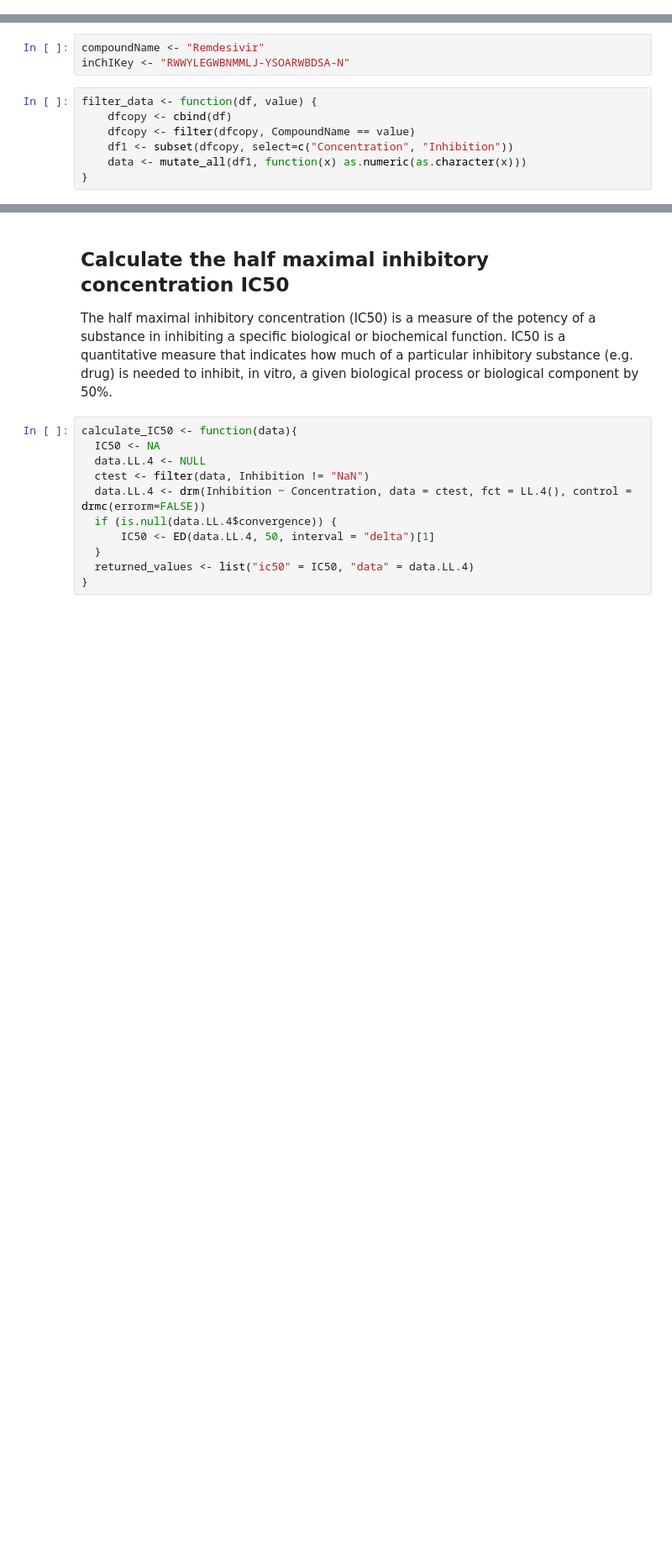
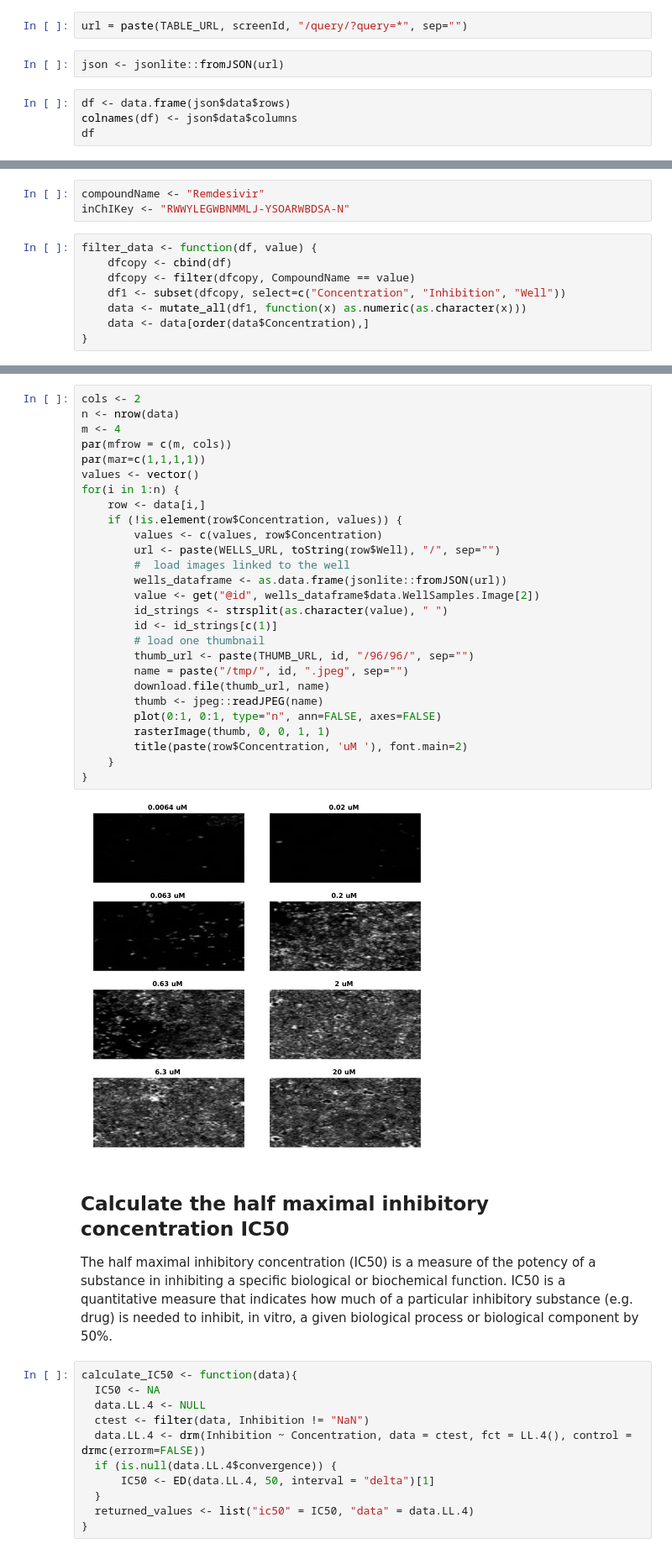
Before and after one commit to IDR/idr0094-ellinger-sarscov2, a Jupyter notebook: notebooks/idr0094-ic50.ipynb, the cells around one changed output, grey strips where cells are left out. Shown at 84% size. Drawn from its saved outputs; the diff is of its cells as text; blank space fills up the shorter version.

Commit message:
load data using web API

```diff
--- a/notebooks/idr0094-ic50.ipynb
+++ b/notebooks/idr0094-ic50.ipynb
@@ -62,0 +31,8 @@ disconnect(server)
+# %%
+url = paste(TABLE_URL, screenId, "/query/?query=*", sep="")
+# %%
+json <- jsonlite::fromJSON(url)
+# %%
+df <- data.frame(json$data$rows)
+colnames(df) <- json$data$columns
+df
@@ -79,8 +75,9 @@ inChIKey <- "RWWYLEGWBNMMLJ-YSOARWBDSA-N"
 filter_data <- function(df, value) {
     dfcopy <- cbind(df)
     dfcopy <- filter(dfcopy, CompoundName == value)
-    df1 <- subset(dfcopy, select=c("Concentration", "Inhibition"))
+    df1 <- subset(dfcopy, select=c("Concentration", "Inhibition", "Well"))
     data <- mutate_all(df1, function(x) as.numeric(as.character(x)))
+    data <- data[order(data$Concentration),]
 }
 # %%
 data <- filter_data(df, compoundName)
@@ -90,3 +112,32 @@ nrow(data)
+# %%
+cols <- 2
+n <- nrow(data)
+m <- 4
+par(mfrow = c(m, cols))
+par(mar=c(1,1,1,1))
+values <- vector()
+for(i in 1:n) {
+    row <- data[i,]
+    if (!is.element(row$Concentration, values)) {
+        values <- c(values, row$Concentration)
+        url <- paste(WELLS_URL, toString(row$Well), "/", sep="")
+        #  load images linked to the well
+        wells_dataframe <- as.data.frame(jsonlite::fromJSON(url))
+        value <- get("@id", wells_dataframe$data.WellSamples.Image[2])
+        id_strings <- strsplit(as.character(value), " ")
+        id <- id_strings[c(1)]
+        # load one thumbnail
+        thumb_url <- paste(THUMB_URL, id, "/96/96/", sep="")
+        name = paste("/tmp/", id, ".jpeg", sep="")
+        download.file(thumb_url, name)
+        thumb <- jpeg::readJPEG(name)
+        plot(0:1, 0:1, type="n", ann=FALSE, axes=FALSE)
+        rasterImage(thumb, 0, 0, 1, 1)
+        title(paste(row$Concentration, 'uM '), font.main=2)
+    }
+}
+# %% [output]
+[figure, added]
 # %% [markdown]
 ## Calculate the half maximal inhibitory concentration IC50
 
```
Also changed, not shown: parts of 17 cells of this notebook.
